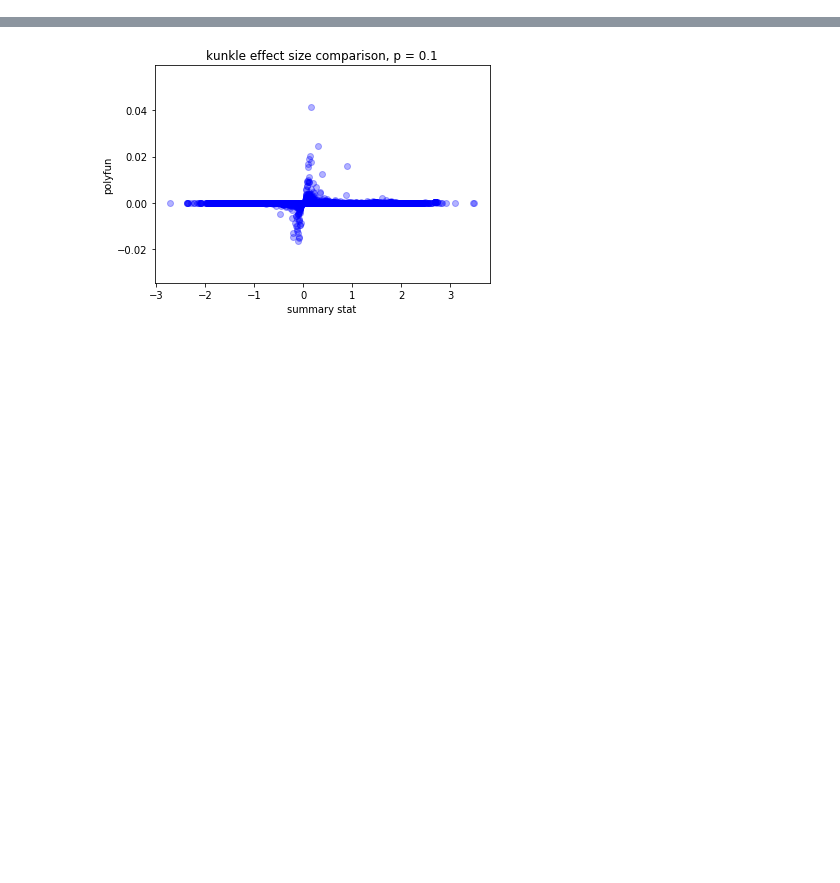
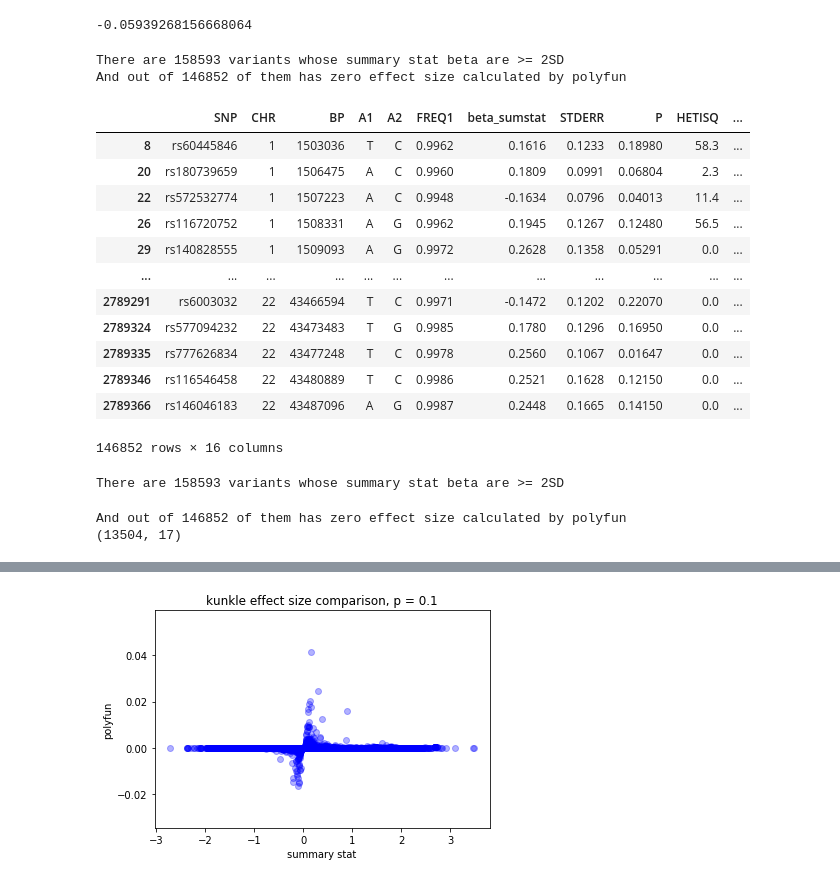
Before and after one commit to teresa-sansan/ADSP_polyfun, a Jupyter notebook: analysis/check_sumstat_beta.ipynb, the cells around one changed output, grey strips where cells are left out. Saved outputs shown, nothing was run; the diff lists cells and outputs as text; code cells hidden in the pictures; blank space fills up the shorter version.

Commit message:
track, analysis tails in beta (sumstat/polyfun)

```diff
--- a/analysis/check_sumstat_beta.ipynb
+++ b/analysis/check_sumstat_beta.ipynb
@@ -5,7 +5,7 @@ import seaborn as sns
 # %%
 def merge_beta (sumstat, polyfun):
     SNP = sumstat[sumstat.SNP.isin(polyfun.SNP)]
-    check_size = pd.merge(SNP, polyfun[polyfun.SNP.isin(SNP.SNP)].loc[:,['SNP','BETA_MEAN']], on='SNP')
+    check_size = pd.merge(SNP, polyfun[polyfun.SNP.isin(SNP.SNP)], on='SNP')
     check_size.rename(columns = {'BETA':'beta_sumstat', 'BETA_MEAN':'beta_polyfun'}, inplace = True)
     return(check_size)
 # %%
@@ -32,3 +32,47 @@ bellenguez_polyfun = pd.read_csv('/gpfs/commons/home/tlin/output/bellenguez/bell
 bellenguez_polyfun.drop(bellenguez_polyfun.tail(1).index,inplace=True) ## because this one is sorted file, so col name is in the last row.
 merge_bellenguez = merge_beta(bellenguez,bellenguez_polyfun)
 merge_bellenguez.beta_polyfun = merge_bellenguez.beta_polyfun.astype(float) ## because beta_polyfun was Object class. Changed it to float so we can plot its value.
+merge_bellenguez.PIP = merge_bellenguez.PIP.astype(float)
+# %%
+merge_bellenguez.beta_sumstat.std()
+merge_bellenguez.beta_sumstat.mean() - merge_bellenguez.beta_sumstat.std()
+# %% [output]
+-0.05939268156668064
+# %%
+def check_PIP(df):
+    upper = df.beta_sumstat.mean() + 2 * df.beta_sumstat.std()
+    lower = df.beta_sumstat.mean() - 2 * df.beta_sumstat.std()
+    two_sd_outer = df[(df.beta_sumstat <= lower) | (df.beta_sumstat >= upper)]
+    print('There are %d variants whose summary stat beta are >= 2SD' %(two_sd_outer.shape[0]))
+    two_sd_outer = two_sd_outer[df.beta_polyfun == 0]
+    print('And out of %d of them has zero effect size calculated by polyfun'%(two_sd_outer.shape[0]))
+    return (two_sd_outer)
+# %%
+check_PIP(merge_bellenguez)
+# %% [output]
+There are 158593 variants whose summary stat beta are >= 2SD
+And out of 146852 of them has zero effect size calculated by polyfun
+|  | SNP | CHR | BP | A1 | A2 | FREQ1 | beta_sumstat | STDERR | P | HETISQ | ... |
+| 8 | rs60445846 | 1 | 1503036 | T | C | 0.9962 | 0.1616 | 0.1233 | 0.18980 | 58.3 | ... |
+| 20 | rs180739659 | 1 | 1506475 | A | C | 0.9960 | 0.1809 | 0.0991 | 0.06804 | 2.3 | ... |
+| 22 | rs572532774 | 1 | 1507223 | A | C | 0.9948 | -0.1634 | 0.0796 | 0.04013 | 11.4 | ... |
+| 26 | rs116720752 | 1 | 1508331 | A | G | 0.9962 | 0.1945 | 0.1267 | 0.12480 | 56.5 | ... |
+| 29 | rs140828555 | 1 | 1509093 | A | G | 0.9972 | 0.2628 | 0.1358 | 0.05291 | 0.0 | ... |
+| ... | ... | ... | ... | ... | ... | ... | ... | ... | ... | ... | ... |
+| 2789291 | rs6003032 | 22 | 43466594 | T | C | 0.9971 | -0.1472 | 0.1202 | 0.22070 | 0.0 | ... |
+| 2789324 | rs577094232 | 22 | 43473483 | T | G | 0.9985 | 0.1780 | 0.1296 | 0.16950 | 0.0 | ... |
+| 2789335 | rs777626834 | 22 | 43477248 | T | C | 0.9978 | 0.2560 | 0.1067 | 0.01647 | 0.0 | ... |
+| 2789346 | rs116546458 | 22 | 43480889 | T | C | 0.9986 | 0.2521 | 0.1628 | 0.12150 | 0.0 | ... |
+| 2789366 | rs146046183 | 22 | 43487096 | A | G | 0.9987 | 0.2448 | 0.1665 | 0.14150 | 0.0 | ... |
+146852 rows × 16 columns
+# %%
+outer_sumstat_beta = check_PIP(merge_bellenguez)
+CHR1 = outer_sumstat_beta[(outer_sumstat_beta.beta_polyfun == 0) & (outer_sumstat_beta.CHR==1)].reset_index()
+print(CHR1.shape) ## (13504,17)
+
+## create a group for the middle one
+middle_CHR1 = merge_bellenguez[(merge_bellenguez.CHR ==1 ) & (~merge_bellenguez.BP.isin(CHR1.BP))]
+# %% [output]
+There are 158593 variants whose summary stat beta are >= 2SD
+And out of 146852 of them has zero effect size calculated by polyfun
+(13504, 17)
```
Also changed, not shown: parts of 8 cells of this notebook.
